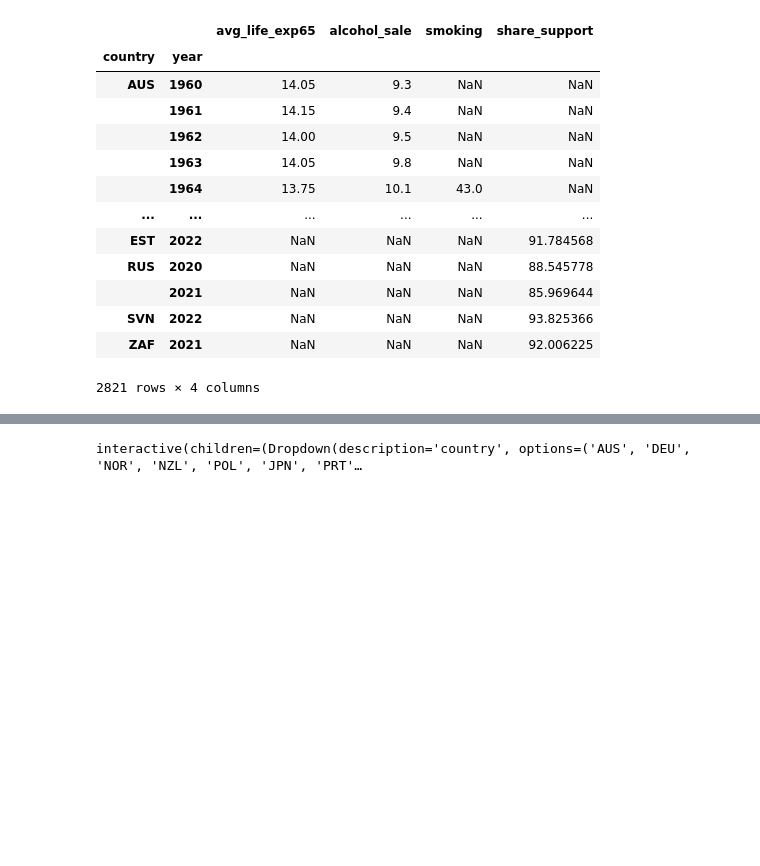
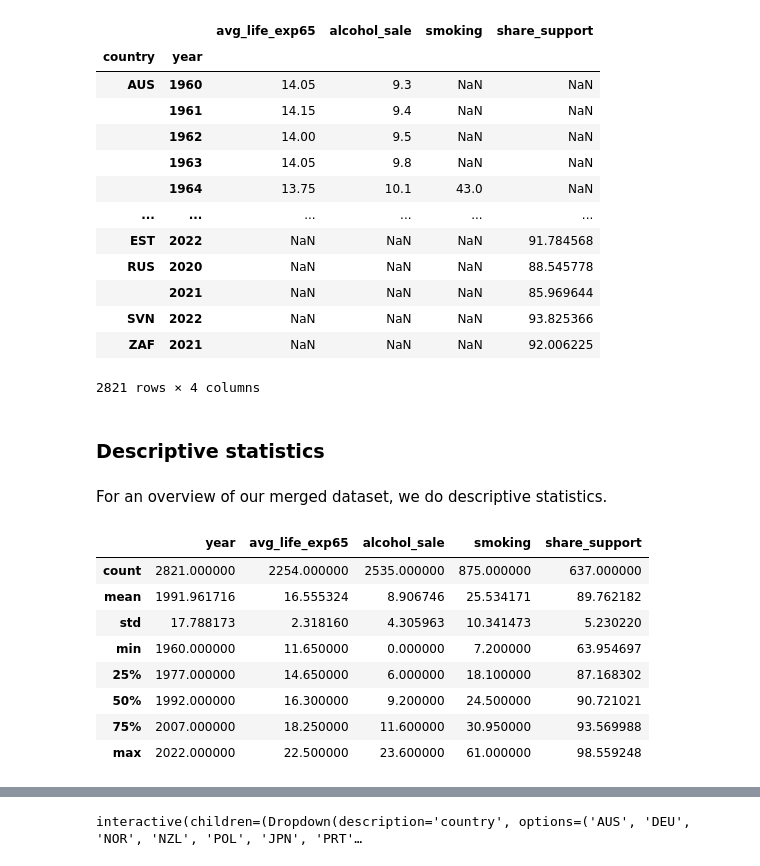
Before and after one commit to NumEconCopenhagen/projects-2023-ida-simone-elin, a Jupyter notebook: dataproject/dataproject.ipynb, the cells around one changed output, grey strips where cells are left out. Cells and saved outputs as stored; diff of their text form; code cells hidden in the pictures; blank space fills up the shorter version.

Commit message:
statistics

```diff
--- a/dataproject/dataproject.ipynb
+++ b/dataproject/dataproject.ipynb
@@ -203,3 +202,19 @@ merged.set_index(['country','year'])
 | SVN | 2022 | NaN | NaN | NaN | 93.825366 |
 | ZAF | 2021 | NaN | NaN | NaN | 92.006225 |
 2821 rows × 4 columns
+# %% [markdown]
+### Descriptive statistics
+# %% [markdown]
+For an overview of our merged dataset, we do descriptive statistics.
+# %%
+merged.describe()
+# %% [output]
+|  | year | avg_life_exp65 | alcohol_sale | smoking | share_support |
+| count | 2821.000000 | 2254.000000 | 2535.000000 | 875.000000 | 637.000000 |
+| mean | 1991.961716 | 16.555324 | 8.906746 | 25.534171 | 89.762182 |
+| std | 17.788173 | 2.318160 | 4.305963 | 10.341473 | 5.230220 |
+| min | 1960.000000 | 11.650000 | 0.000000 | 7.200000 | 63.954697 |
+| 25% | 1977.000000 | 14.650000 | 6.000000 | 18.100000 | 87.168302 |
+| 50% | 1992.000000 | 16.300000 | 9.200000 | 24.500000 | 90.721021 |
+| 75% | 2007.000000 | 18.250000 | 11.600000 | 30.950000 | 93.569988 |
+| max | 2022.000000 | 22.500000 | 23.600000 | 61.000000 | 98.559248 |
```
Also changed, not shown: parts of 7 cells of this notebook.
